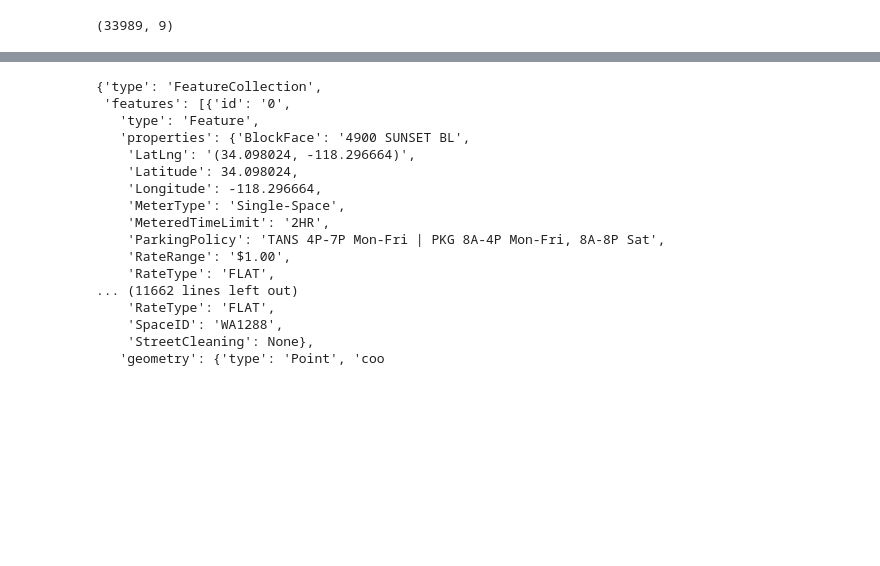
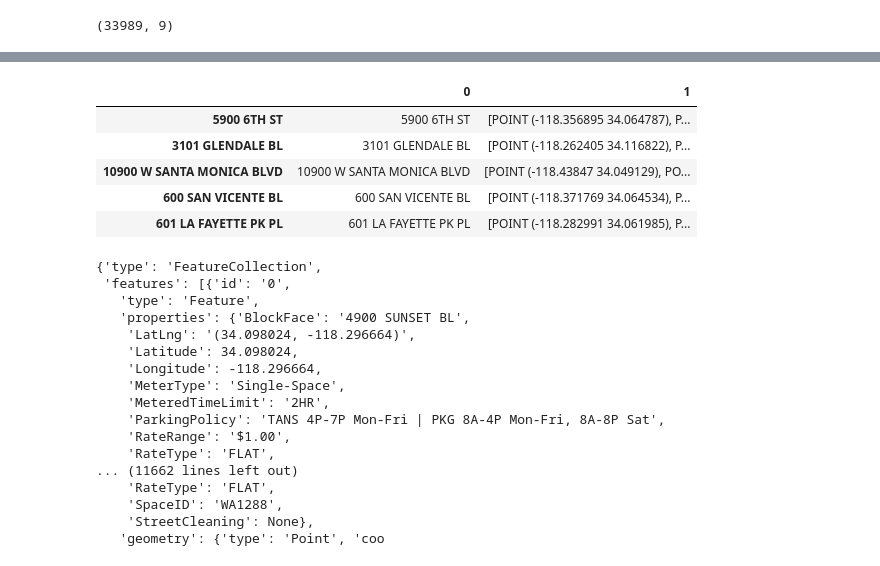
Before and after one commit to hackforla/lucky-parking, a Jupyter notebook: notebooks/map_box_test.ipynb, the cells around one changed output, grey strips where cells are left out. Drawn from its saved outputs; the diff is of its cells as text; code cells hidden in the pictures; blank space fills up the shorter version.

```diff
--- a/notebooks/map_box_test.ipynb
+++ b/notebooks/map_box_test.ipynb
@@ -64,0 +80,3 @@ gdf.head(1)
+# %%
+blockface = gdf['BlockFace'].value_counts()
+blockface
@@ -65,3 +96,21 @@ gdf.head(1)
+# %%
+block_index_ploy = {}
+for block_index in blockface.index:
+    geo_list = []
+    for geo in gdf[gdf['BlockFace'] == block_index]['geometry']:
+        geo_list.append(geo)
+    block_index_ploy[block_index] = geo_list
+# %%
+block_pd = pd.DataFrame(block_index_ploy.items(), index = block_index_ploy.keys())
+# %%
+block_pd.head()
+# %% [output]
+|  | 0 | 1 |
+| 5900 6TH ST | 5900 6TH ST | [POINT (-118.356895 34.064787), P... |
+| 3101 GLENDALE BL | 3101 GLENDALE BL | [POINT (-118.262405 34.116822), P... |
+| 10900 W SANTA MONICA BLVD | 10900 W SANTA MONICA BLVD | [POINT (-118.43847 34.049129), PO... |
+| 600 SAN VICENTE BL | 600 SAN VICENTE BL | [POINT (-118.371769 34.064534), P... |
+| 601 LA FAYETTE PK PL | 601 LA FAYETTE PK PL | [POINT (-118.282991 34.061985), P... |
 # %%
 from_json = gdf.to_json()
 geoJSON = json.loads(from_json)
```
Also changed, not shown: parts of 6 cells of this notebook.
